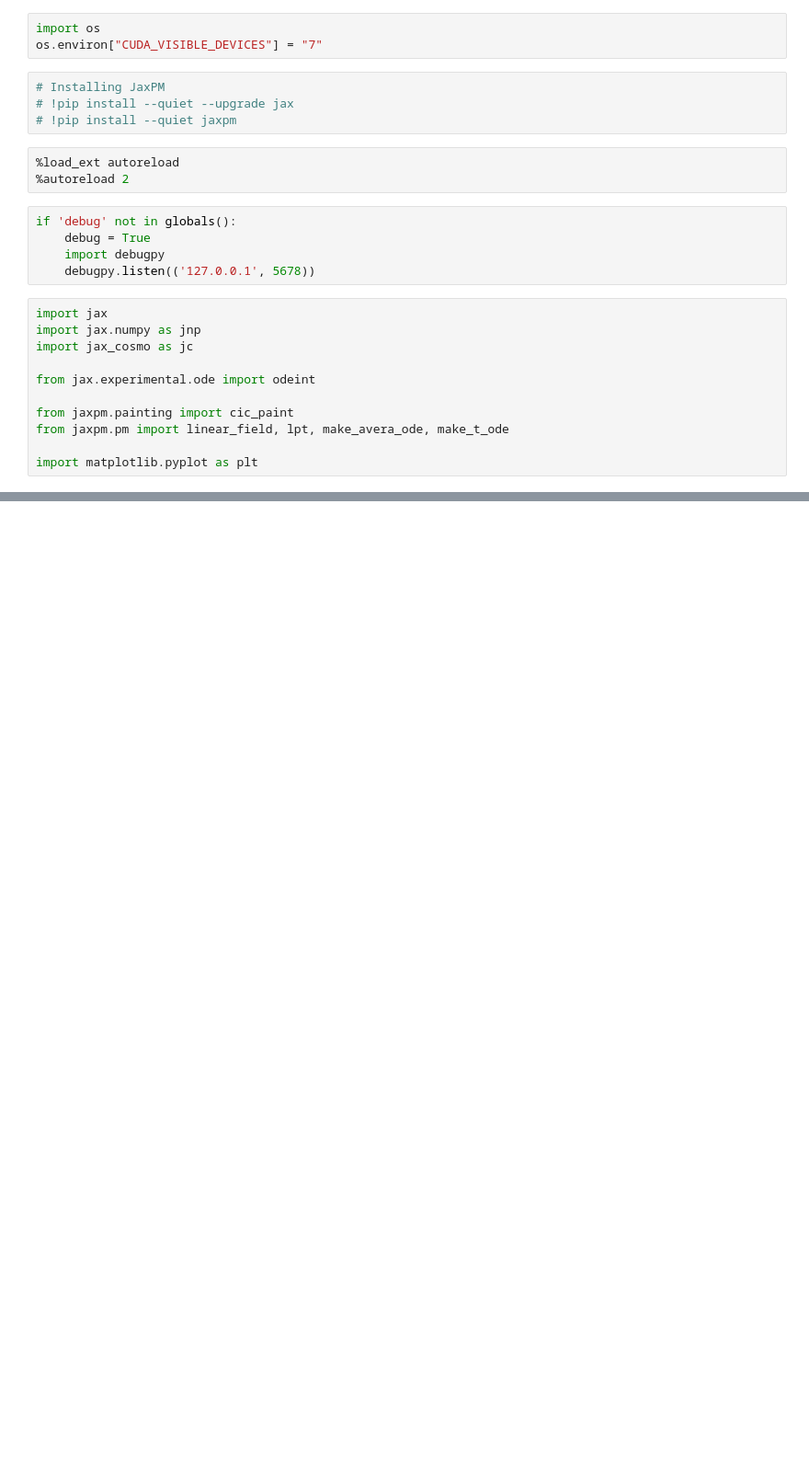
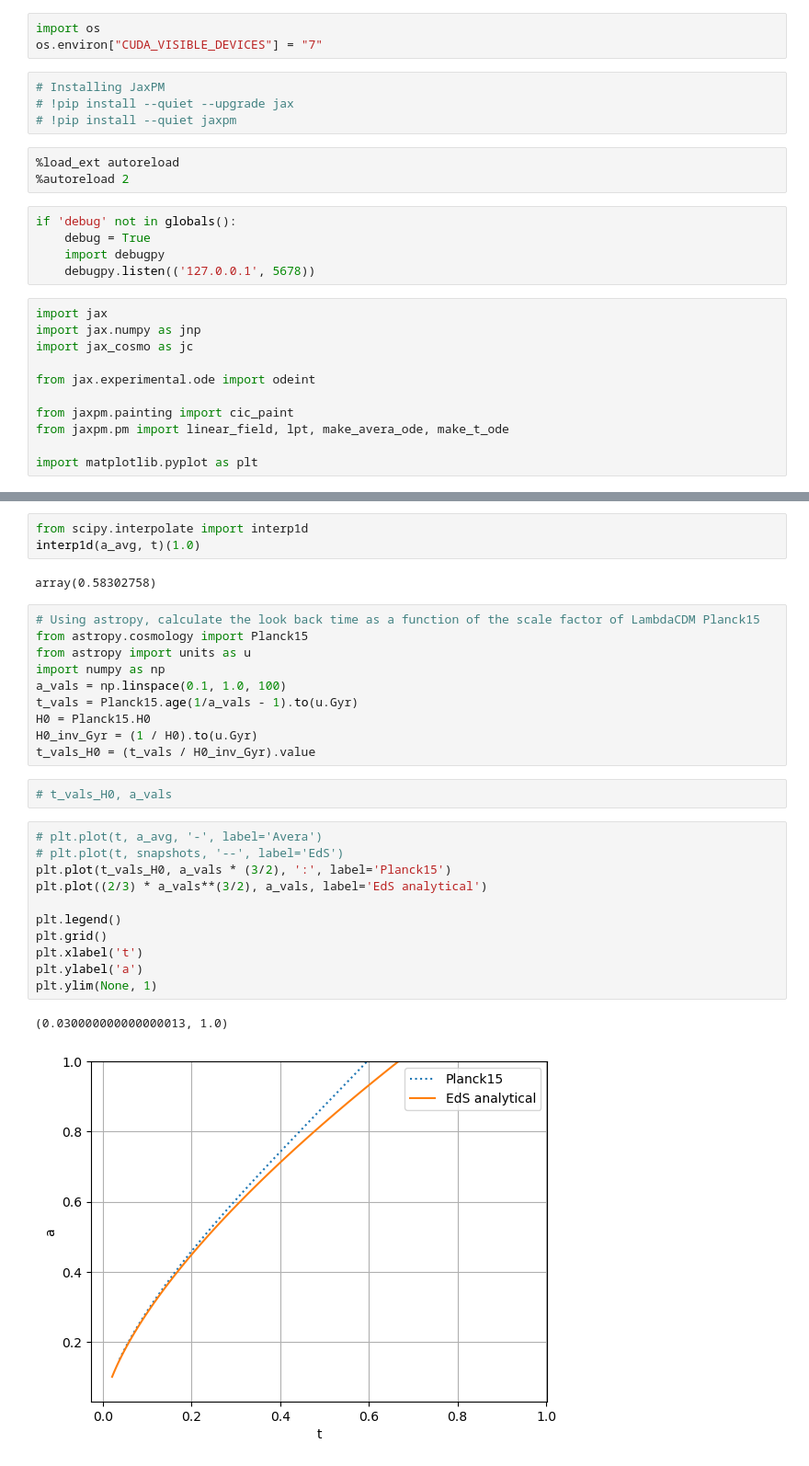
Before and after one commit to dobos/JaxPM, a Jupyter notebook: notebooks/10-Avera.ipynb, the cells around one changed output, grey strips where cells are left out. Shown at 92% size. Drawn from its saved outputs; the diff is of its cells as text; blank space fills up the shorter version.

```diff
--- a/notebooks/10-Avera.ipynb
+++ b/notebooks/10-Avera.ipynb
@@ -131,3 +182,34 @@ snapshots, a_avg, t
+# %%
+from scipy.interpolate import interp1d
+interp1d(a_avg, t)(1.0)
+# %% [output]
+array(0.58302758)
+# %%
+# Using astropy, calculate the look back time as a function of the scale factor of LambdaCDM Planck15
+from astropy.cosmology import Planck15
+from astropy import units as u
+import numpy as np
+a_vals = np.linspace(0.1, 1.0, 100)
+t_vals = Planck15.age(1/a_vals - 1).to(u.Gyr)
+H0 = Planck15.H0
+H0_inv_Gyr = (1 / H0).to(u.Gyr)
+t_vals_H0 = (t_vals / H0_inv_Gyr).value
+# %%
+# t_vals_H0, a_vals
+# %%
+# plt.plot(t, a_avg, '-', label='Avera')
+# plt.plot(t, snapshots, '--', label='EdS')
+plt.plot(t_vals_H0, a_vals * (3/2), ':', label='Planck15')
+plt.plot((2/3) * a_vals**(3/2), a_vals, label='EdS analytical')
+
+plt.legend()
+plt.grid()
+plt.xlabel('t')
+plt.ylabel('a')
+plt.ylim(None, 1)
+# %% [output]
+(0.030000000000000013, 1.0)
+[figure, added]
 # %%
 cic_paint(jnp.zeros(mesh_shape), lpt_particles).max()
 # %% [output]
```
Also changed, not shown: parts of 10 cells of this notebook, 1 other file.
